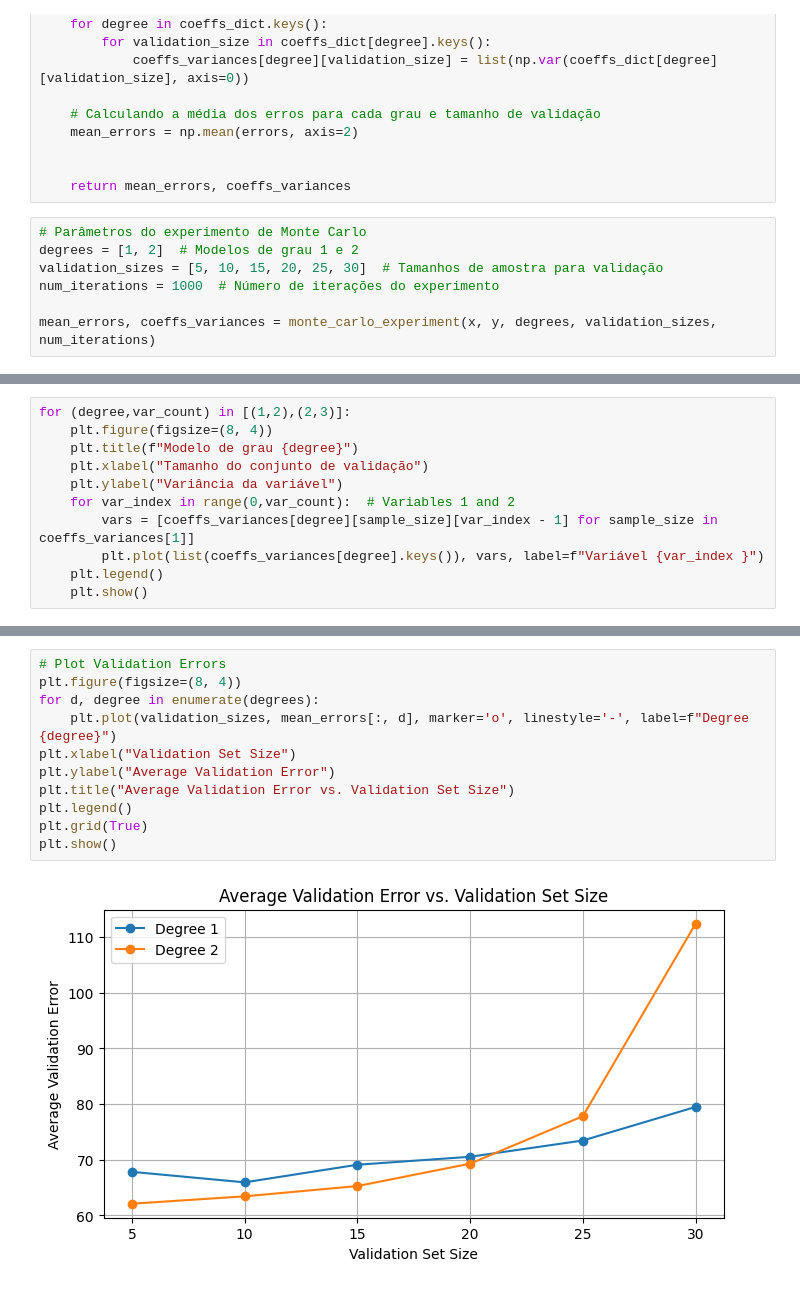
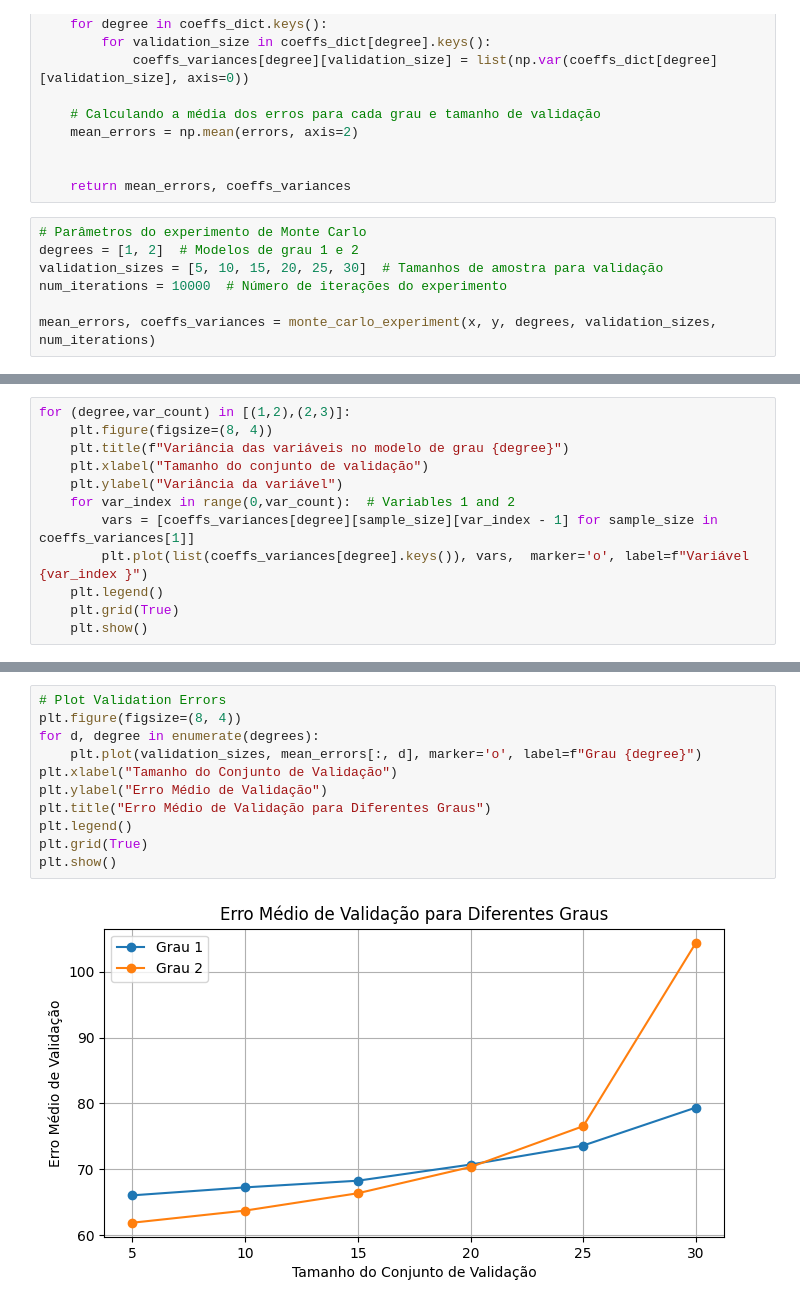
Before and after one commit to r2nery/ml-comp-methods, a Jupyter notebook: modulo-3.ipynb, the cells around one changed output, grey strips where cells are left out. Drawn from its saved outputs; the diff is of its cells as text.

```diff
--- a/modulo-3.ipynb
+++ b/modulo-3.ipynb
@@ -151,6 +151,6 @@ def monte_carlo_experiment(x, y, degrees, validation_sizes, num_iterations):
 # Parâmetros do experimento de Monte Carlo
 degrees = [1, 2]  # Modelos de grau 1 e 2
 validation_sizes = [5, 10, 15, 20, 25, 30]  # Tamanhos de amostra para validação
-num_iterations = 1000  # Número de iterações do experimento
+num_iterations = 10000  # Número de iterações do experimento
 
 mean_errors, coeffs_variances = monte_carlo_experiment(x, y, degrees, validation_sizes, num_iterations)
@@ -157,12 +175,13 @@ mean_errors, coeffs_variances = monte_carlo_experiment(x, y, degrees, validation
 # %%
 for (degree,var_count) in [(1,2),(2,3)]:
     plt.figure(figsize=(8, 4))
-    plt.title(f"Modelo de grau {degree}")
+    plt.title(f"Variância das variáveis no modelo de grau {degree}")
     plt.xlabel("Tamanho do conjunto de validação")
     plt.ylabel("Variância da variável")
     for var_index in range(0,var_count):  # Variables 1 and 2
         vars = [coeffs_variances[degree][sample_size][var_index - 1] for sample_size in coeffs_variances[1]]
-        plt.plot(list(coeffs_variances[degree].keys()), vars, label=f"Variável {var_index }")
+        plt.plot(list(coeffs_variances[degree].keys()), vars,  marker='o', label=f"Variável {var_index }")
     plt.legend()
+    plt.grid(True)
     plt.show()
 # %% [output]
@@ -171,13 +190,13 @@ for (degree,var_count) in [(1,2),(2,3)]:
 # %%
 # Plot Validation Errors
 plt.figure(figsize=(8, 4))
 for d, degree in enumerate(degrees):
-    plt.plot(validation_sizes, mean_errors[:, d], marker='o', linestyle='-', label=f"Degree {degree}")
-plt.xlabel("Validation Set Size")
-plt.ylabel("Average Validation Error")
-plt.title("Average Validation Error vs. Validation Set Size")
+    plt.plot(validation_sizes, mean_errors[:, d], marker='o', label=f"Grau {degree}")
+plt.xlabel("Tamanho do Conjunto de Validação")
+plt.ylabel("Erro Médio de Validação")
+plt.title("Erro Médio de Validação para Diferentes Graus")
 plt.legend()
 plt.grid(True)
 plt.show()
 # %% [output]
-[figure, old version]
+[figure, new version]
```
Also changed, not shown: parts of 2 cells of this notebook.
